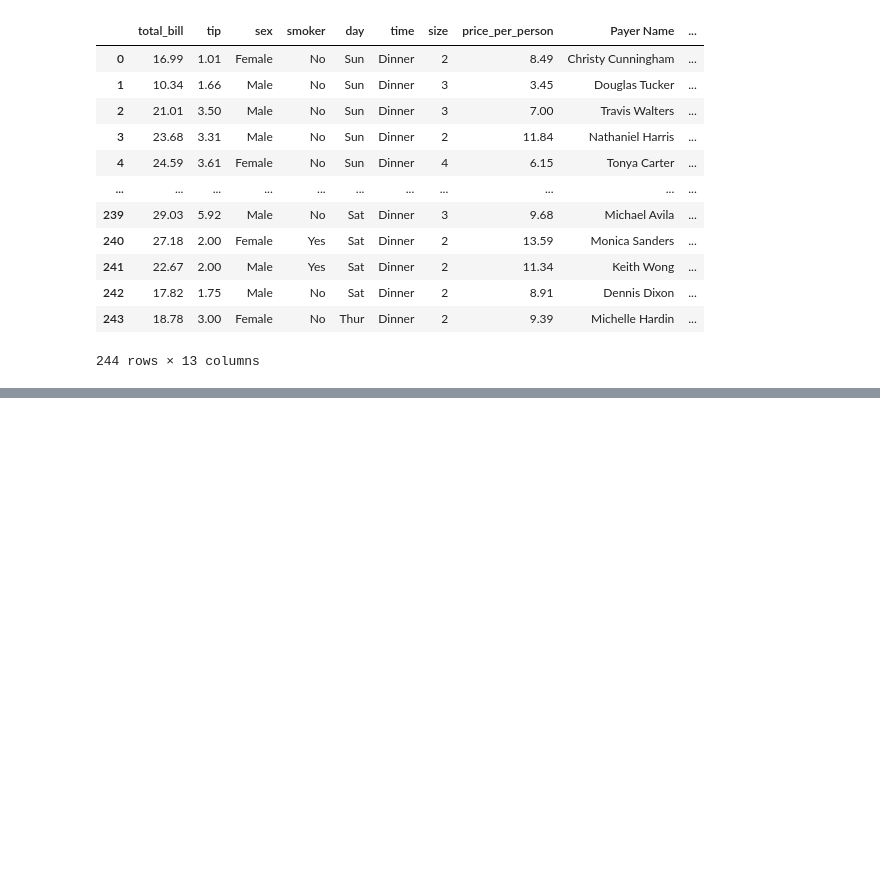
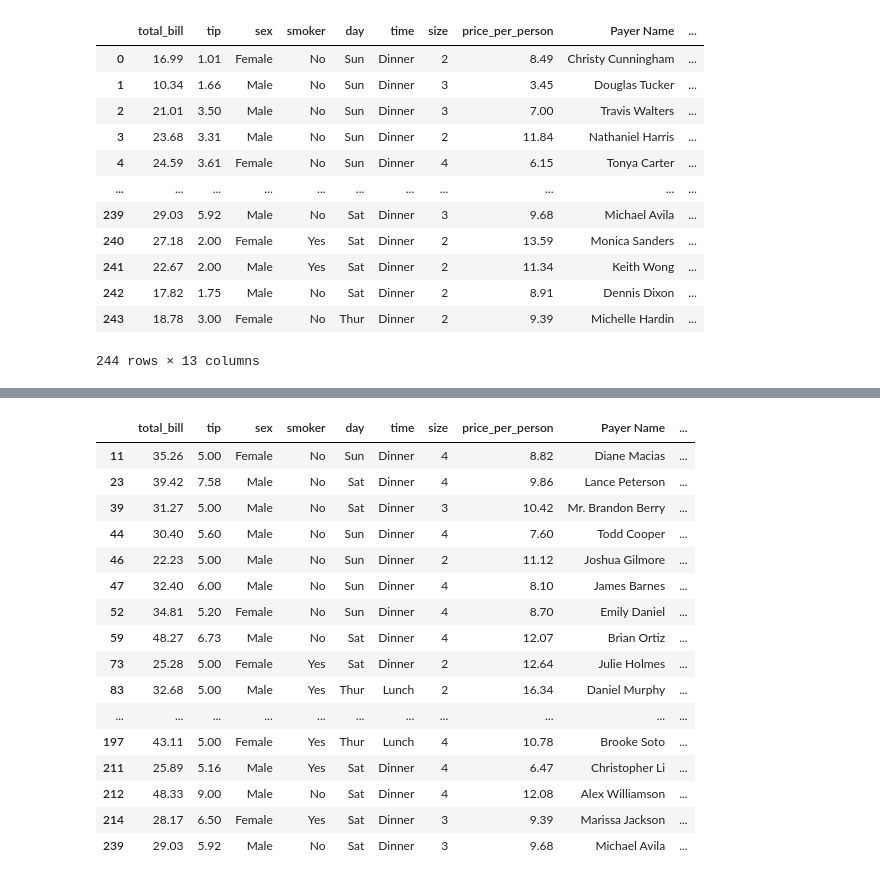
Before and after one commit to LosseniSangare/Learning, a Jupyter notebook: filtrage.ipynb, the cells around one changed output, grey strips where cells are left out. Saved outputs shown, nothing was run; the diff lists cells and outputs as text; code cells hidden in the pictures; blank space fills up the shorter version.

```diff
--- a/filtrage.ipynb
+++ b/filtrage.ipynb
@@ -144,0 +156,2 @@ df
+# %%
+df["Quality"] = df[['total_bill','tip']].apply(lambda df:quality(df['total_bill'],df['tip']),axis=1)
@@ -144,0 +174,2 @@ df
+# %%
+df= df.drop('Quality', axis=1)
@@ -144,0 +185,2 @@ df
+# %%
+df['Quality'] = np.vectorize(quality)(df['total_bill'],df['tip'])
@@ -144,0 +378,3 @@ df
+# %%
+df_dup = df.append([df.iloc[241],df.iloc[242]])
+df_dup
@@ -144,0 +442,20 @@ df
+# %%
+df[df['tip'].between(5,10,inclusive=True)]
+# %% [output]
+|  | total_bill | tip | sex | smoker | day | time | size | price_per_person | Payer Name | ... |
+| 11 | 35.26 | 5.00 | Female | No | Sun | Dinner | 4 | 8.82 | Diane Macias | ... |
+| 23 | 39.42 | 7.58 | Male | No | Sat | Dinner | 4 | 9.86 | Lance Peterson | ... |
+| 39 | 31.27 | 5.00 | Male | No | Sat | Dinner | 3 | 10.42 | Mr. Brandon Berry | ... |
+| 44 | 30.40 | 5.60 | Male | No | Sun | Dinner | 4 | 7.60 | Todd Cooper | ... |
+| 46 | 22.23 | 5.00 | Male | No | Sun | Dinner | 2 | 11.12 | Joshua Gilmore | ... |
+| 47 | 32.40 | 6.00 | Male | No | Sun | Dinner | 4 | 8.10 | James Barnes | ... |
+| 52 | 34.81 | 5.20 | Female | No | Sun | Dinner | 4 | 8.70 | Emily Daniel | ... |
+| 59 | 48.27 | 6.73 | Male | No | Sat | Dinner | 4 | 12.07 | Brian Ortiz | ... |
+| 73 | 25.28 | 5.00 | Female | Yes | Sat | Dinner | 2 | 12.64 | Julie Holmes | ... |
+| 83 | 32.68 | 5.00 | Male | Yes | Thur | Lunch | 2 | 16.34 | Daniel Murphy | ... |
+| ... | ... | ... | ... | ... | ... | ... | ... | ... | ... | ... |
+| 197 | 43.11 | 5.00 | Female | Yes | Thur | Lunch | 4 | 10.78 | Brooke Soto | ... |
+| 211 | 25.89 | 5.16 | Male | Yes | Sat | Dinner | 4 | 6.47 | Christopher Li | ... |
+| 212 | 48.33 | 9.00 | Male | No | Sat | Dinner | 4 | 12.08 | Alex Williamson | ... |
+| 214 | 28.17 | 6.50 | Female | Yes | Sat | Dinner | 3 | 9.39 | Marissa Jackson | ... |
+| 239 | 29.03 | 5.92 | Male | No | Sat | Dinner | 3 | 9.68 | Michael Avila | ... |
```
Also changed, not shown: parts of 30 cells of this notebook.
